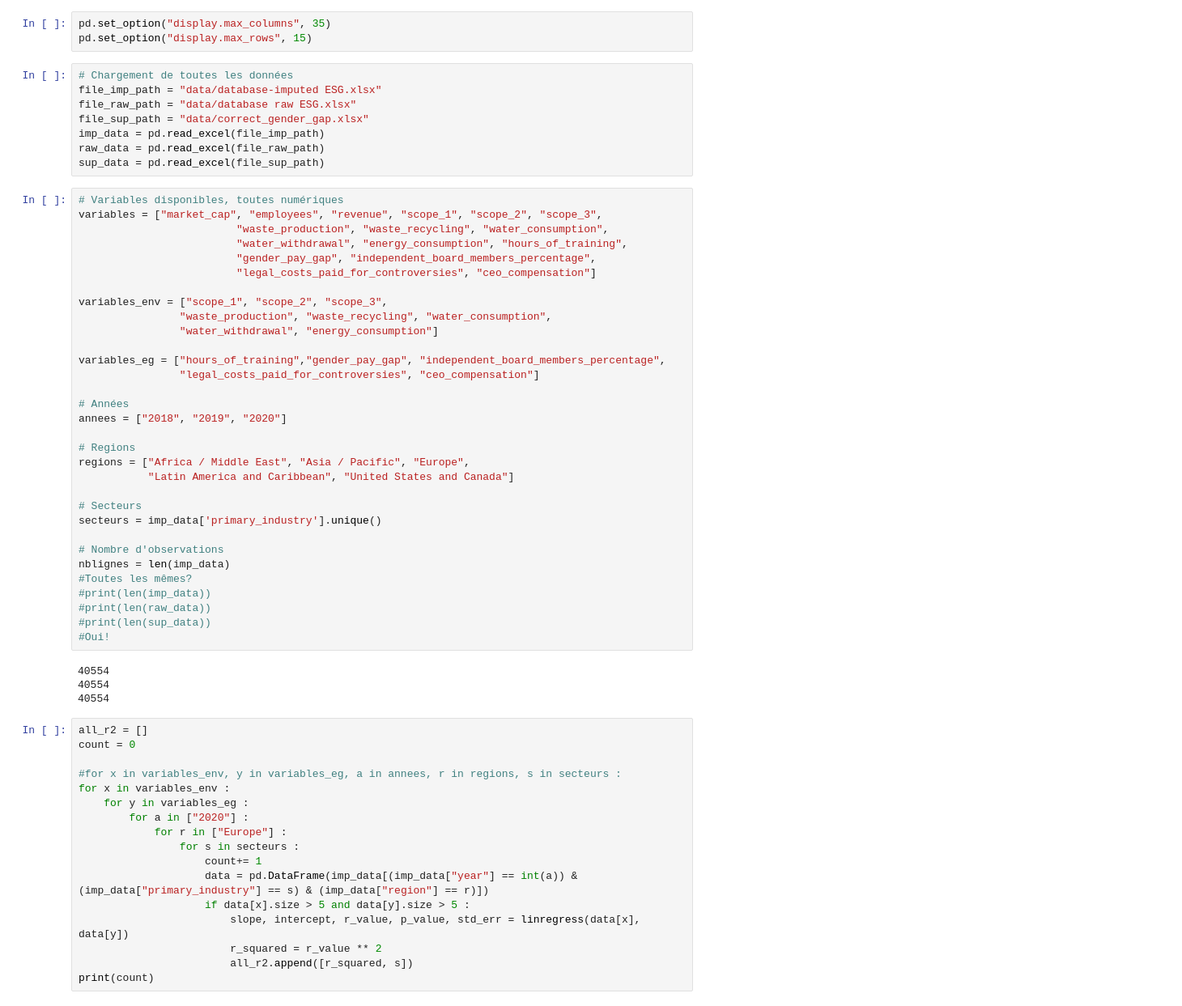
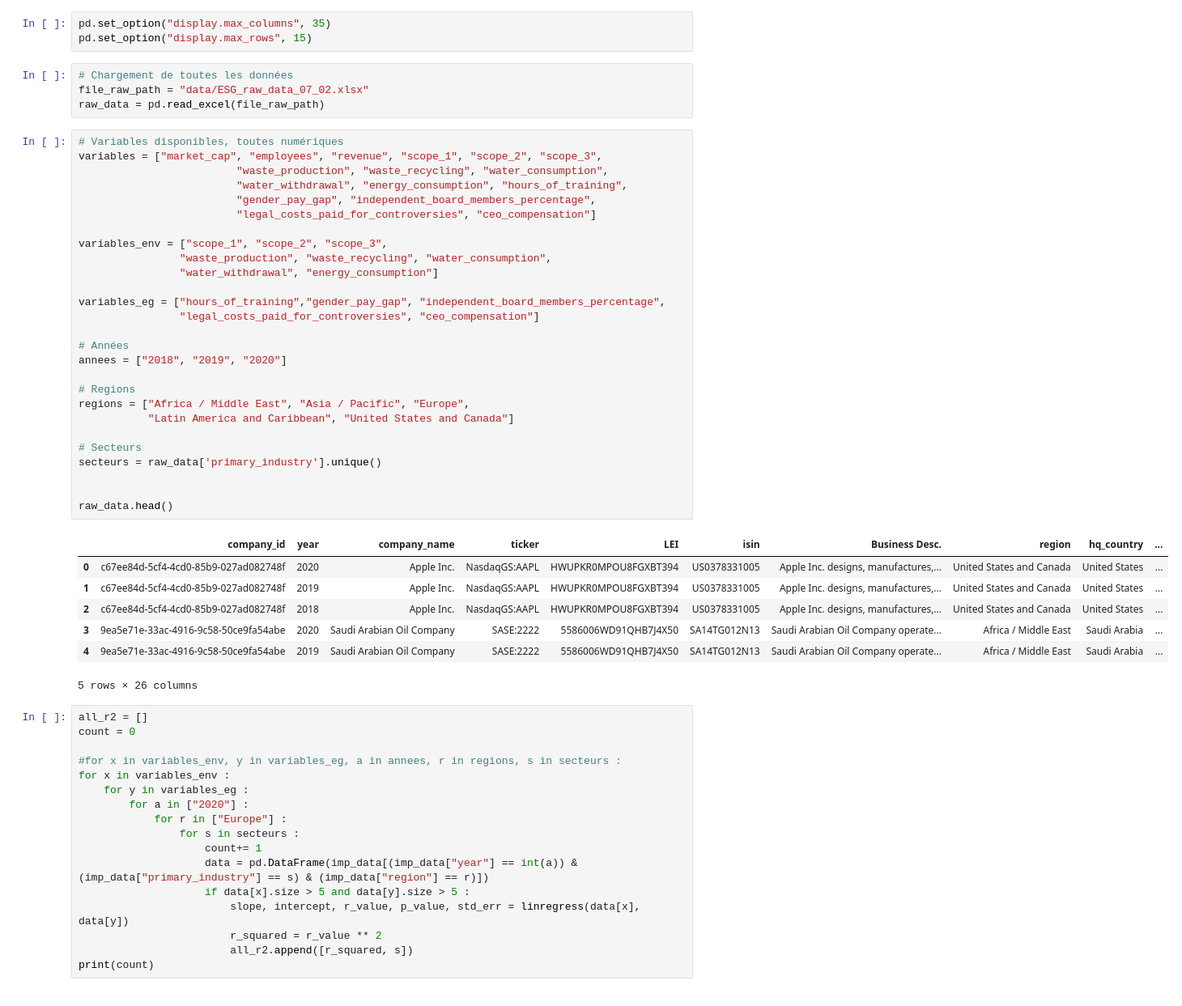
Before and after one commit to pierperri/StatApp, a Jupyter notebook: Meilleure prédiction.ipynb, the cells around one changed output. Shown: that part at 81% size. Saved outputs shown, nothing was run; the diff lists cells and outputs as text.

```diff
--- a/Meilleure prédiction.ipynb
+++ b/Meilleure prédiction.ipynb
@@ -27,48 +30,43 @@ pd.set_option("display.max_columns", 35)
 pd.set_option("display.max_rows", 15)
 # %%
 # Chargement de toutes les données
-file_imp_path = "data/database-imputed ESG.xlsx"
-file_raw_path = "data/database raw ESG.xlsx"
-file_sup_path = "data/correct_gender_gap.xlsx"
-imp_data = pd.read_excel(file_imp_path)
+file_raw_path = "data/ESG_raw_data_07_02.xlsx"
 raw_data = pd.read_excel(file_raw_path)
-sup_data = pd.read_excel(file_sup_path)
 # %%
 # Variables disponibles, toutes numériques
 variables = ["market_cap", "employees", "revenue", "scope_1", "scope_2", "scope_3",
                          "waste_production", "waste_recycling", "water_consumption",
                          "water_withdrawal", "energy_consumption", "hours_of_training",
                          "gender_pay_gap", "independent_board_members_percentage",
                          "legal_costs_paid_for_controversies", "ceo_compensation"]
 
 variables_env = ["scope_1", "scope_2", "scope_3",
                 "waste_production", "waste_recycling", "water_consumption",
                 "water_withdrawal", "energy_consumption"]
 
 variables_eg = ["hours_of_training","gender_pay_gap", "independent_board_members_percentage",
                 "legal_costs_paid_for_controversies", "ceo_compensation"]
 
 # Années
 annees = ["2018", "2019", "2020"]
 
 # Regions
 regions = ["Africa / Middle East", "Asia / Pacific", "Europe",
            "Latin America and Caribbean", "United States and Canada"]
 
 # Secteurs
-secteurs = imp_data['primary_industry'].unique()
+secteurs = raw_data['primary_industry'].unique()
 
-# Nombre d'observations
-nblignes = len(imp_data)
-#Toutes les mêmes?
-#print(len(imp_data))
-#print(len(raw_data))
-#print(len(sup_data))
-#Oui!
+
+raw_data.head()
 # %% [output]
+|  | company_id | year | company_name | ticker | LEI | isin | Business Desc. | region | hq_country | ... |
+| 0 | c67ee84d-5cf4-4cd0-85b9-027ad082748f | 2020 | Apple Inc. | NasdaqGS:AAPL | HWUPKR0MPOU8FGXBT394 | US0378331005 | Apple Inc. designs, manufactures,... | United States and Canada | United States | ... |
+| 1 | c67ee84d-5cf4-4cd0-85b9-027ad082748f | 2019 | Apple Inc. | NasdaqGS:AAPL | HWUPKR0MPOU8FGXBT394 | US0378331005 | Apple Inc. designs, manufactures,... | United States and Canada | United States | ... |
+| 2 | c67ee84d-5cf4-4cd0-85b9-027ad082748f | 2018 | Apple Inc. | NasdaqGS:AAPL | HWUPKR0MPOU8FGXBT394 | US0378331005 | Apple Inc. designs, manufactures,... | United States and Canada | United States | ... |
+| 3 | 9ea5e71e-33ac-4916-9c58-50ce9fa54abe | 2020 | Saudi Arabian Oil Company | SASE:2222 | 5586006WD91QHB7J4X50 | SA14TG012N13 | Saudi Arabian Oil Company operate... | Africa / Middle East | Saudi Arabia | ... |
+| 4 | 9ea5e71e-33ac-4916-9c58-50ce9fa54abe | 2019 | Saudi Arabian Oil Company | SASE:2222 | 5586006WD91QHB7J4X50 | SA14TG012N13 | Saudi Arabian Oil Company operate... | Africa / Middle East | Saudi Arabia | ... |
-40554
-40554
-40554
+5 rows × 26 columns
 # %%
 all_r2 = []
 count = 0
```
Also changed, not shown: parts of 1 cell of this notebook.
